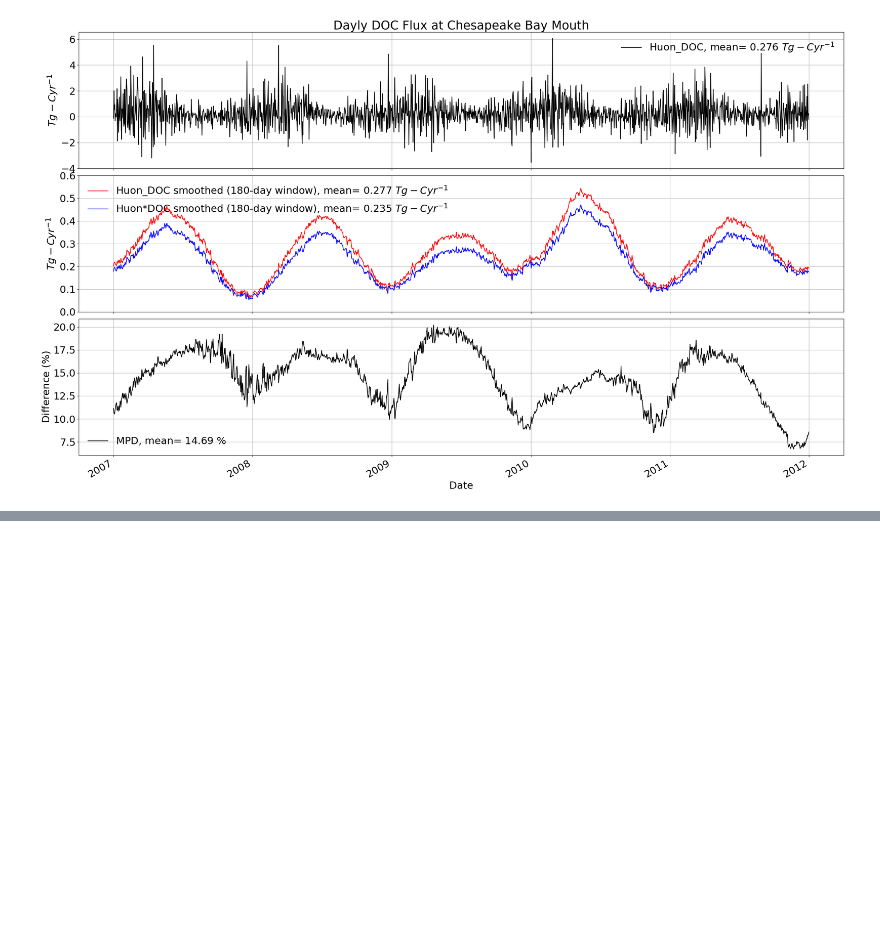
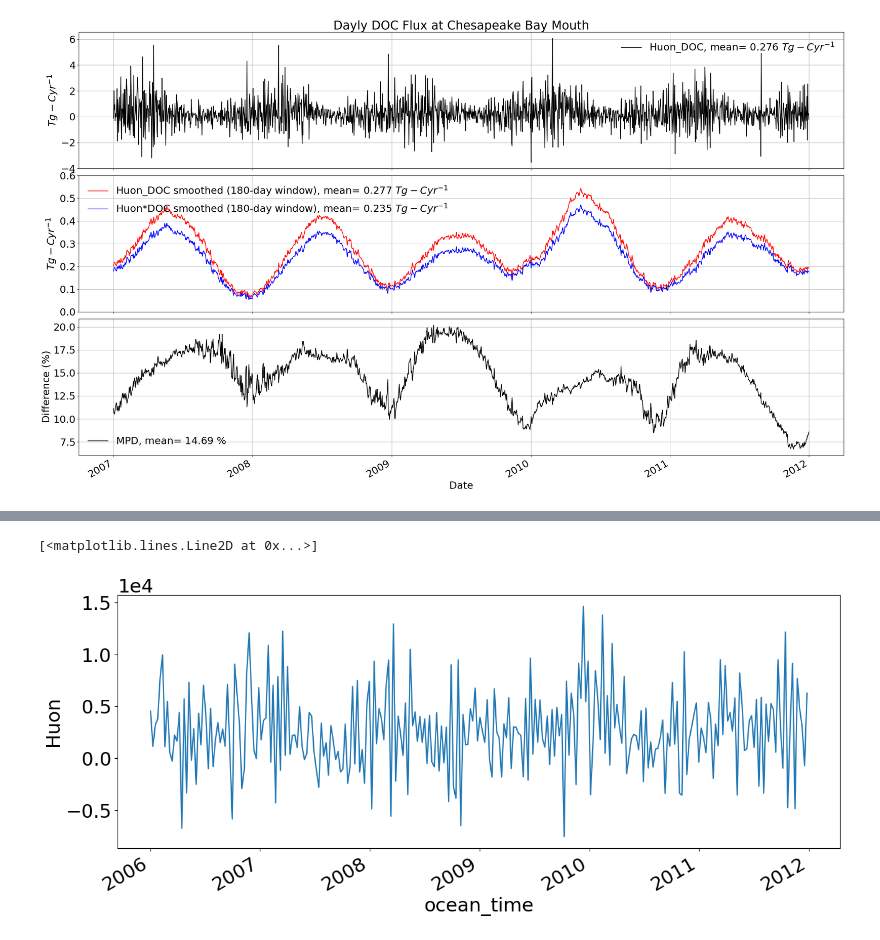
Before and after one commit to SergioSignorini/Carbon-Fluxes, a Jupyter notebook: cb_docflux_xarray.ipynb, the cells around one changed output, grey strips where cells are left out. Cells and saved outputs as stored; diff of their text form; code cells hidden in the pictures; blank space fills up the shorter version.

```diff
--- a/cb_docflux_xarray.ipynb
+++ b/cb_docflux_xarray.ipynb
@@ -170,0 +190,9 @@ sm.plot.line(ax=ax, color='r')
+# %%
+
+mH8 = Huon8D.sum(dim=['s_rho', 'eta_u'])
+# %%
+f, ax = pl.subplots(figsize=(15, 6))
+mH8.plot(ax=ax)
+# %% [output]
+[<matplotlib.lines.Line2D at 0x...>]
+[figure, added]
```
Also changed, not shown: parts of 14 cells of this notebook, 3 other files.
